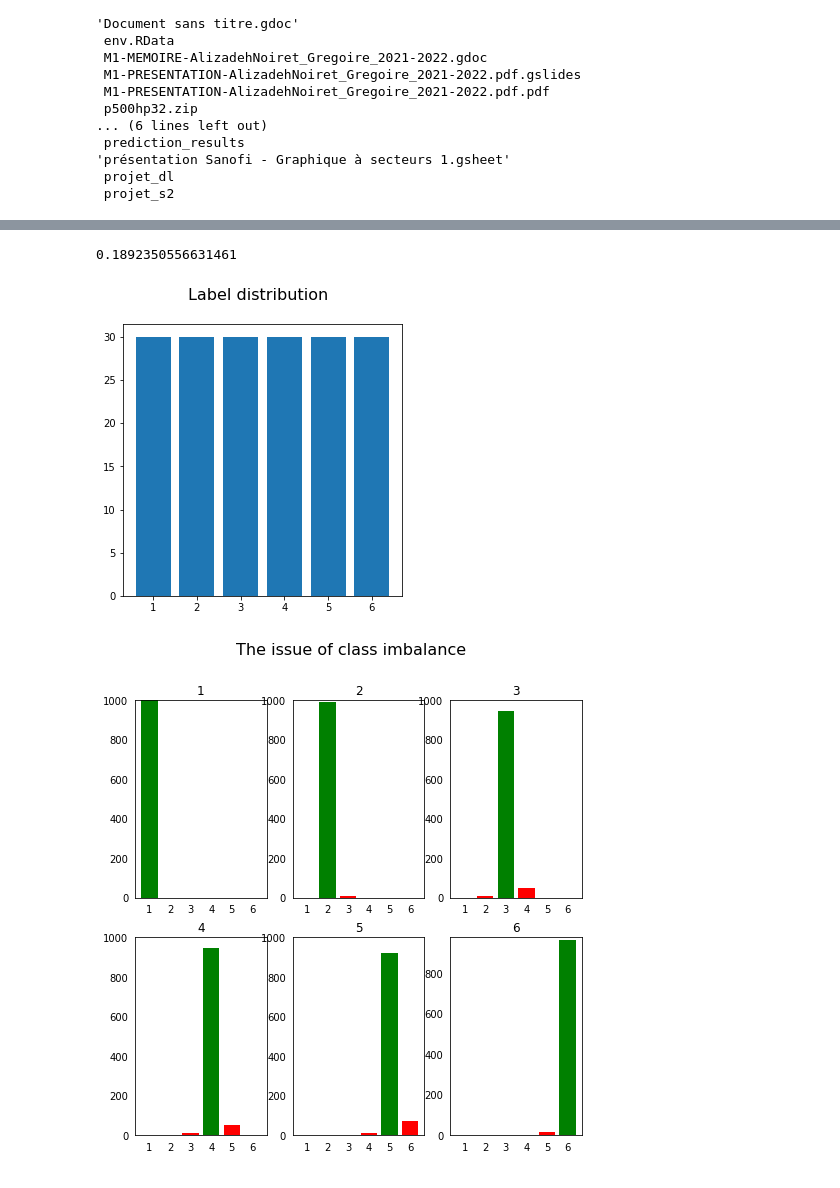
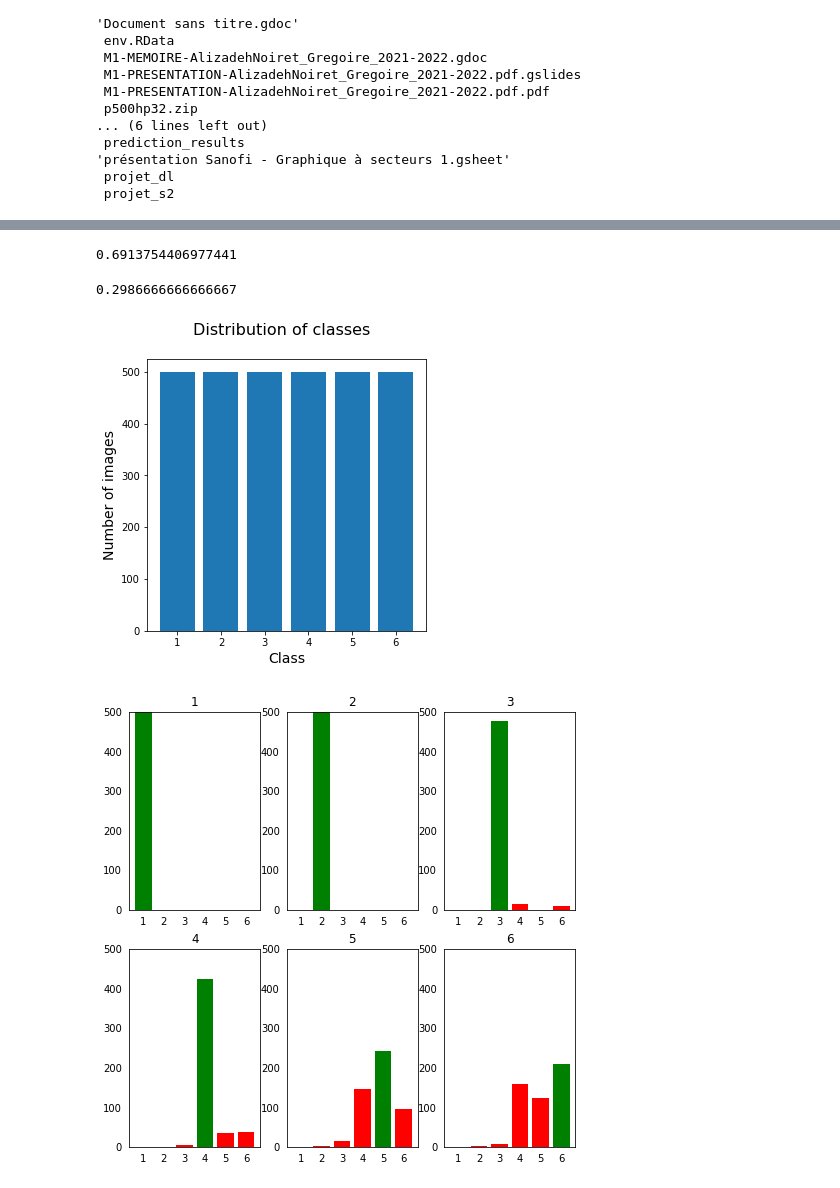
Before and after one commit to tyrosine-rex/projet_DL_photoreceptor, a Jupyter notebook: source/notebook/LeNet_5_condense.ipynb, the cells around one changed output, grey strips where cells are left out. Saved outputs shown, nothing was run; the diff lists cells and outputs as text; code cells hidden in the pictures.

```diff
--- a/source/notebook/LeNet_5_condense.ipynb
+++ b/source/notebook/LeNet_5_condense.ipynb
@@ -97,11 +106,13 @@ valid_img_gen = datagen.flow_from_directory(
     #"./data_annot/",
     #"./data_aug_new/aug_training/",
     #"./data_aug_total/",
-    #"./aug_total/",
     #"./sim_1/",
     #"./vignettes_v0_triees/",
     #"./vignettes_v1_triees/",
-    "./ho300/",
+    #"./aug_total/",
+    #"./ho300/",
+    #"./vignettes_v1_v3_triees/",
+    "./aug_train_1000_test_500/aug_training/",
     target_size = (32,32),
     batch_size  = batch_size,
     color_mode  = "grayscale",
@@ -205,6 +209,6 @@ H = model.fit(
     validation_data =  (valid_img_gen),
     steps_per_epoch =  train_img_gen.samples // batch_size,
     validation_steps=  valid_img_gen.samples // batch_size,
-    epochs=30
+    epochs=80 # 20-25-(30) /// 100
 )
 # %% [output]
@@ -264,7 +268,9 @@ test_img_gen = datagen.flow_from_directory(
     #"./sim_1/",
     #"./vignettes_v0_triees/",
     #"./vignettes_v1_triees/",
-    "./ho1000/",
+    #"./ho1000/",
+    #"./vignettes_v1_v3_triees/",
+    "./aug_train_1000_test_500/aug_testing/",
     target_size = (32,32),
     shuffle=False,
     batch_size=batch_size,
@@ -344,4 +348,27 @@ real_vs_pred = np.column_stack((real_ys, pred_ys))
+# %%
+def prop_correct(mylist, ref):
+  sum = 0
+  for element in mylist:
+    if element == ref:
+      sum += 1
+  return sum/len(mylist)
+
+def n_equal(mylist, ref):
+  sum = 0
+  for element in mylist:
+    try:
+      if element == ref:
+        sum += 1
+    except:
+      pass
+  return sum
+
+real_vs_pred = np.column_stack((real_ys, pred_ys))
+
+print(sqrt(mean_squared_error(real_ys, pred_ys)))
+# %% [output]
+0.6913754406977441
 # %%
-print(sqrt(mean_squared_error(real_ys, pred_ys)))
+print(mean_absolute_error(real_ys, pred_ys))
 # %% [output]
-0.1892350556631461
+0.2986666666666667
@@ -369,36 +379,38 @@ def get_sizes(image_dir, labels_list):
     sizes[image_label] = len(os.listdir(str(image_dir)+'/'+str(image_label)))
   return sizes
 
-sizes = get_sizes('ho30', [str(i) for i in range(10)])
+sizes = get_sizes("./aug_train_1000_test_500/aug_testing/", [str(i) for i in range(10)])
 n_images = sum([sizes[key] for key in sizes])
 
 fig, ax = plt.subplots(figsize=(5,5), nrows=1, ncols=1)
-fig.suptitle('Label distribution', fontsize=16)
+fig.suptitle('Distribution of classes', fontsize=16)
+ax.set_xlabel('Class', fontsize=14)
+ax.set_ylabel('Number of images', fontsize=14)
 for i in range(1, 7):
   ax.bar(i, sizes[str(i)], color='tab:blue')
 # %% [output]
-[figure, old version]
+[figure, new version]
 # %%
 fig, ax = plt.subplots(figsize=(8,8), nrows=2, ncols=3)
-fig.suptitle('The issue of class imbalance', fontsize=16)
+#fig.suptitle('The issue of class imbalance', fontsize=16)
 for i in range(1, 7):
   current_ax = ax[(i-1)//3][(i-1)%3]
   #current_ax.tick_params(left = False, right = False, labelleft = ((i-1)%3 == 0), labelbottom = True, bottom = False)
   current_ax.tick_params(left = False, right = False, labelleft = True, labelbottom = True, bottom = False)
   for j in range(1, 7):
     col = ['g' if i == j else 'r']
     if str(i) in d_real_vs_pred:
       current_ax.bar(j, n_equal(d_real_vs_pred[str(i)], j), color=col)
     else:
       current_ax.bar(j, 0, color=col)
   current_ax.set_title(f'{str(i)}')
   current_ax.set_xticks([k for k in range(1, 7)])
   if str(i) in d_real_vs_pred:
     current_ax.set_ylim((0,len(d_real_vs_pred[str(i)])))
   else:
     current_ax.set_ylim((0,0))
 # %% [output]
-[figure, old version]
+[figure, new version]
 # %%
 from sklearn.metrics import confusion_matrix, accuracy_score
 confusion_matrix(real_ys, pred_ys)
```
Also changed, not shown: parts of 24 cells of this notebook.
